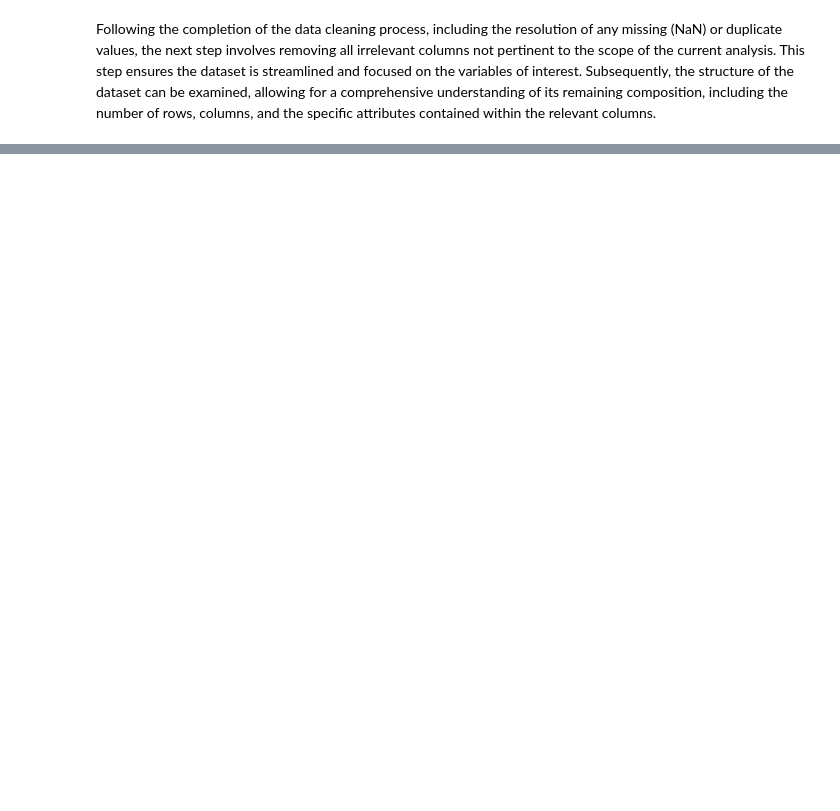
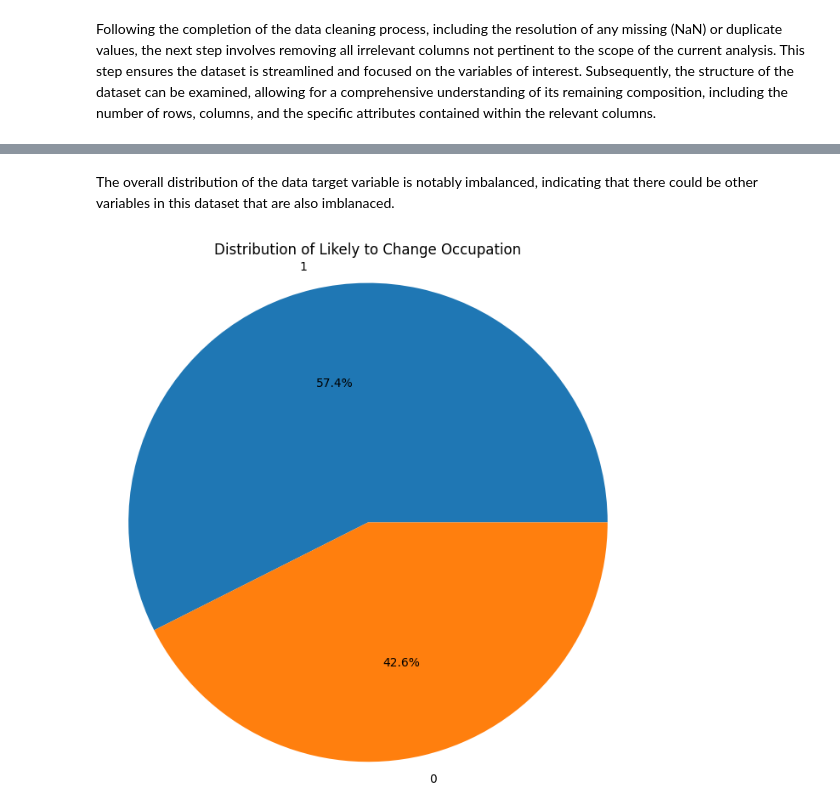
Before and after one commit to yestab335/data-science, a Jupyter notebook: ChangeOfCareer/notebook.ipynb, the cells around one changed output, grey strips where cells are left out. Drawn from its saved outputs; the diff is of its cells as text; code cells hidden in the pictures; blank space fills up the shorter version.

```diff
--- a/ChangeOfCareer/notebook.ipynb
+++ b/ChangeOfCareer/notebook.ipynb
@@ -136,3 +202,16 @@ plt.show()
+# %% [markdown]
+The overall distribution of the data target variable is notably imbalanced, indicating that there could be other variables in this dataset that are also imblanaced.
+# %%
+# View the target variable
+target_counts = data['Likely to Change Occupation'].value_counts()
+
+plt.figure(figsize=(8, 8))
+plt.pie(target_counts, labels=target_counts.index, autopct='%1.1f%%')
+plt.title('Distribution of Likely to Change Occupation')
+plt.axis('equal')
+plt.show()
+# %% [output]
+[figure, added]
 # %%
 fig, ax = plt.subplots(1, 2, figsize=(12, 5))
 
```
Also changed, not shown: parts of 58 cells of this notebook.
